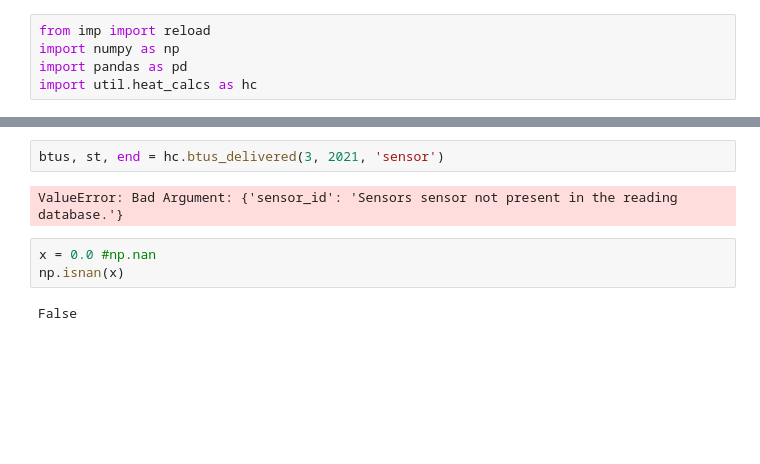
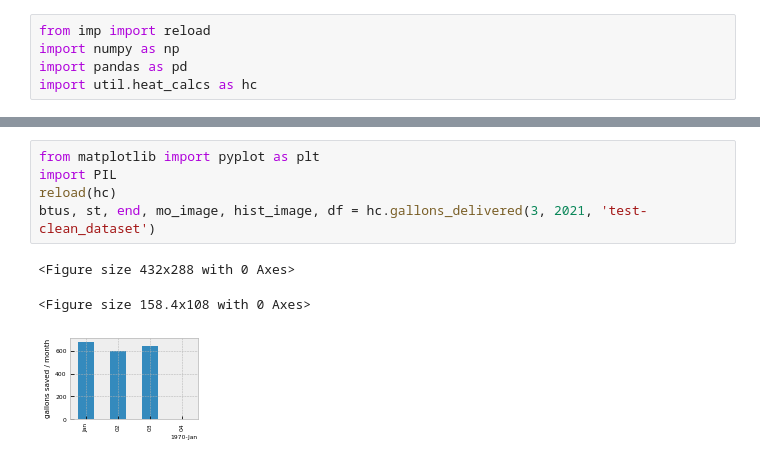
Before and after one commit to alanmitchell/heat-recovery-billing, a Jupyter notebook: heat_billing.ipynb, the cells around one changed output, grey strips where cells are left out. Cells and saved outputs as stored; diff of their text form; blank space fills up the shorter version.

```diff
--- a/heat_billing.ipynb
+++ b/heat_billing.ipynb
@@ -224,12 +224,12 @@ for mo in range(1, 13):
 10 28539250.0 28539250.0 28449750.0 28539250.0
 11 55284500.0 55284500.0 55422000.0 55284500.0
 12 72300750.0 72300750.0 72300750.0 72300750.0
-# %%
-btus, st, end = hc.btus_delivered(3, 2021, 'sensor')
-# %% [output]
-ValueError: Bad Argument: {'sensor_id': 'Sensors sensor not present in the reading database.'}
-# %%
-x = 0.0 #np.nan
-np.isnan(x)
-# %% [output]
-False
+# %%
+from matplotlib import pyplot as plt
+import PIL
+reload(hc)
+btus, st, end, mo_image, hist_image, df = hc.gallons_delivered(3, 2021, 'test-clean_dataset')
+# %% [output]
+<Figure size 432x288 with 0 Axes>
+<Figure size 158.4x108 with 0 Axes>
+[figure, added]
```
Also changed, not shown: parts of 11 cells of this notebook, 7 other files.
